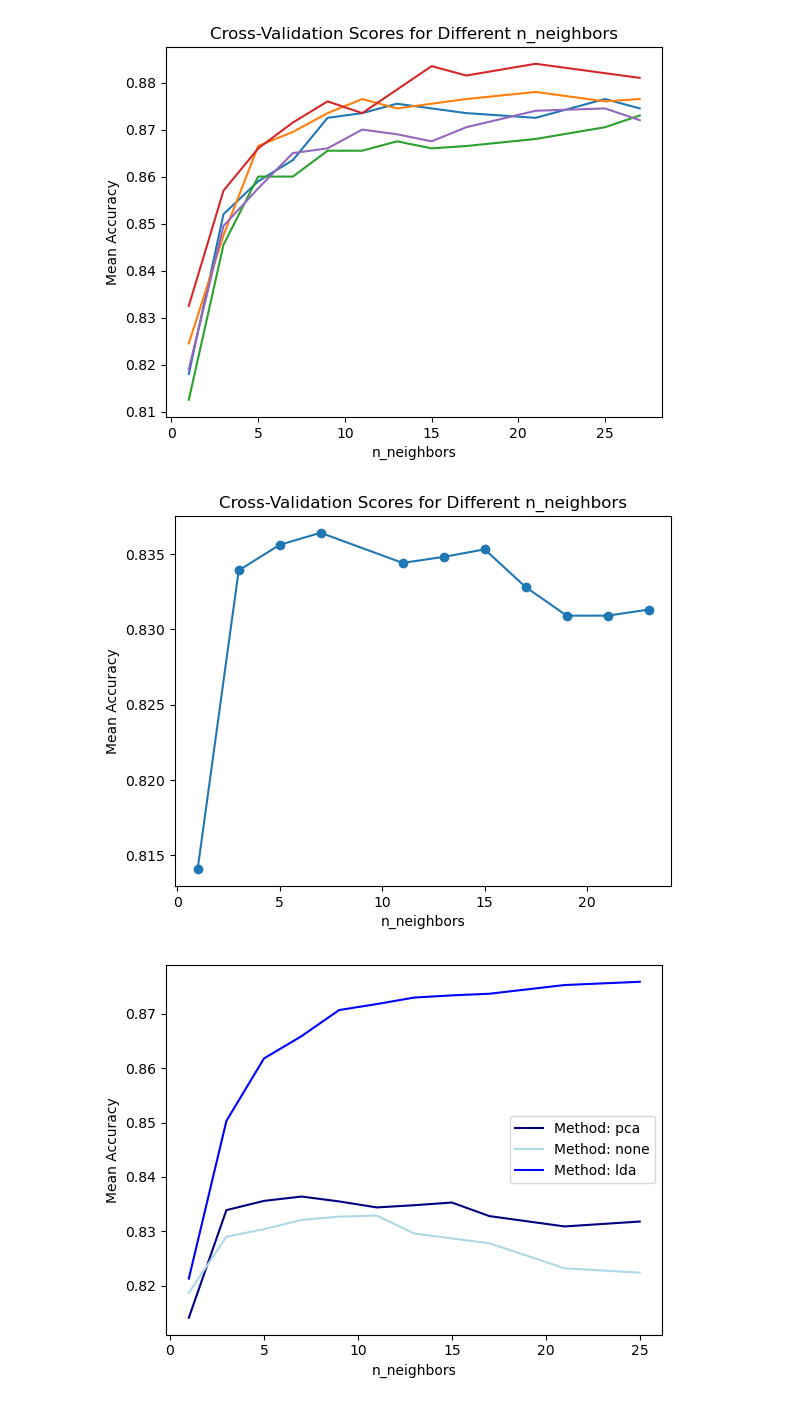
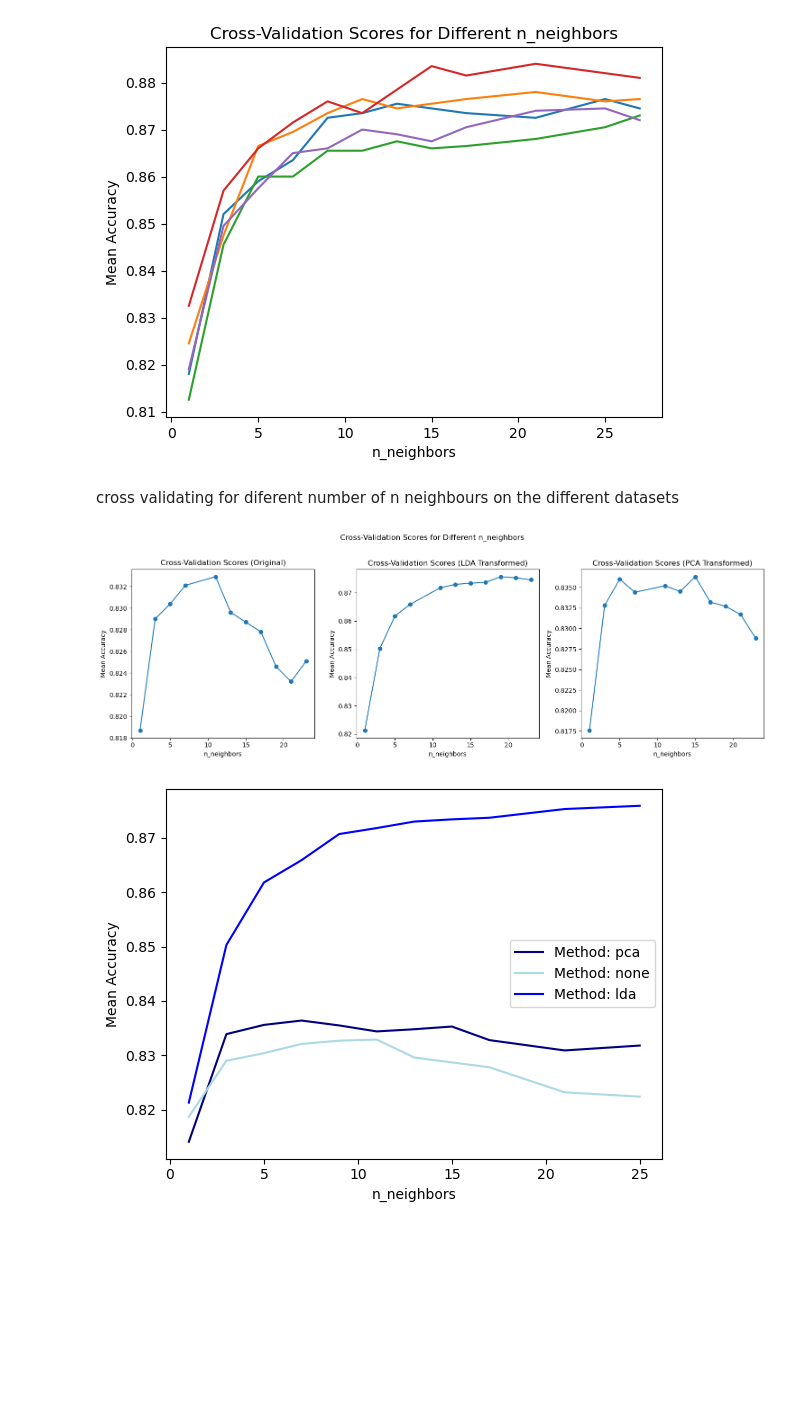
Before and after one commit to julielhagen/Clothing_classification-, a Jupyter notebook: Knn.ipynb, the cells around one changed output. Saved outputs shown, nothing was run; the diff lists cells and outputs as text; code cells hidden in the pictures; blank space fills up the shorter version.

```diff
--- a/Knn.ipynb
+++ b/Knn.ipynb
@@ -65,5 +80,5 @@ plt.show()
 # %%
-pca = PCA(n_components= 100)
+pca = PCA(n_components= 112)
 pca_transformed_X_train= pca.fit_transform(X_train_std, y_train)
 pca_X_test_transformed = pca.transform(X_test_std)
 # %%
@@ -176,27 +155,45 @@ def cross_val_plot(X_train,y_train,n,cv):
 cross_val_plot(lda_transformed_X_train,y_train,n_values,cv)
 # %% [output]
 [figure]
-# %%
-n_values=[1,3,5,7,11,13,15,17,19,21,23]
-def cross_val_mean(X_train, y_train, n, cv):
-    classifier = KNeighborsClassifier(n_neighbors=n)
-    scores = cross_val_score(classifier, X_train, y_train, cv=cv)
-    return np.mean(scores)  # Return the mean score
-
-def cross_val_plot(X_train, y_train, n_values, cv):
-    all_scores = [cross_val_mean(X_train, y_train, n, cv) for n in n_values]
-
-    # Plotting
-    plt.plot(n_values, all_scores, marker='o')
-    plt.title('Cross-Validation Scores for Different n_neighbors')
-    plt.xlabel('n_neighbors')
-    plt.ylabel('Mean Accuracy')
-    plt.show()
-
-
-#cross_val_plot(X_train, y_train, n_values, cv=5)
-#cross_val_plot(lda_transformed_X_train,y_train,n_values,cv)
-cross_val_plot(pca_transformed_X_train,y_train, n_values,cv=5)
-# %% [output]
-[figure, removed]
+# %%
+def cross_val_mean(X, y, n, cv):
+    """
+    Calculates the mean score fromo each split in the cross validation
+
+    input:
+    X:
+    y:
+    n(int): number of neighbours
+    cv (int): number of splits
+
+    output: mean score from each split
+    """
+    classifier = KNeighborsClassifier(n_neighbors=n)
+    scores = cross_val_score(classifier, X, y, cv=cv)
+    return np.mean(scores)  # Return the mean score
+# %% [markdown]
+cross validating for diferent number of n neighbours on the different datasets
+# %%
+#seting number of neighbours and number of splits in the cross validation
+n_values = [1, 3, 5, 7, 11, 13, 15, 17, 19, 21, 23]
+cv = 5
+# %%
+datasets = [(X_train, 'Original'), (lda_transformed_X_train, 'LDA Transformed'), (pca_transformed_X_train, 'PCA Transformed')]
+
+# Create subplots
+fig, axs = plt.subplots(1, len(datasets), figsize=(15, 5))
+
+for i, (X, label) in enumerate(datasets):
+    all_scores = [cross_val_mean(X, y_train, n, cv) for n in n_values]
+    axs[i].plot(n_values, all_scores, marker='none')
+    axs[i].set_title(f'Cross-Validation Scores ({label})')
+    axs[i].set_xlabel('n_neighbors')
+    axs[i].set_ylabel('Mean Accuracy')
+
+
+plt.suptitle('Cross-Validation Scores for Different n_neighbors', y=1.02)
+plt.tight_layout()
+plt.show()
+# %% [output]
+[figure, added]
 # %%
```
Also changed, not shown: parts of 22 cells of this notebook, 4 other files.
